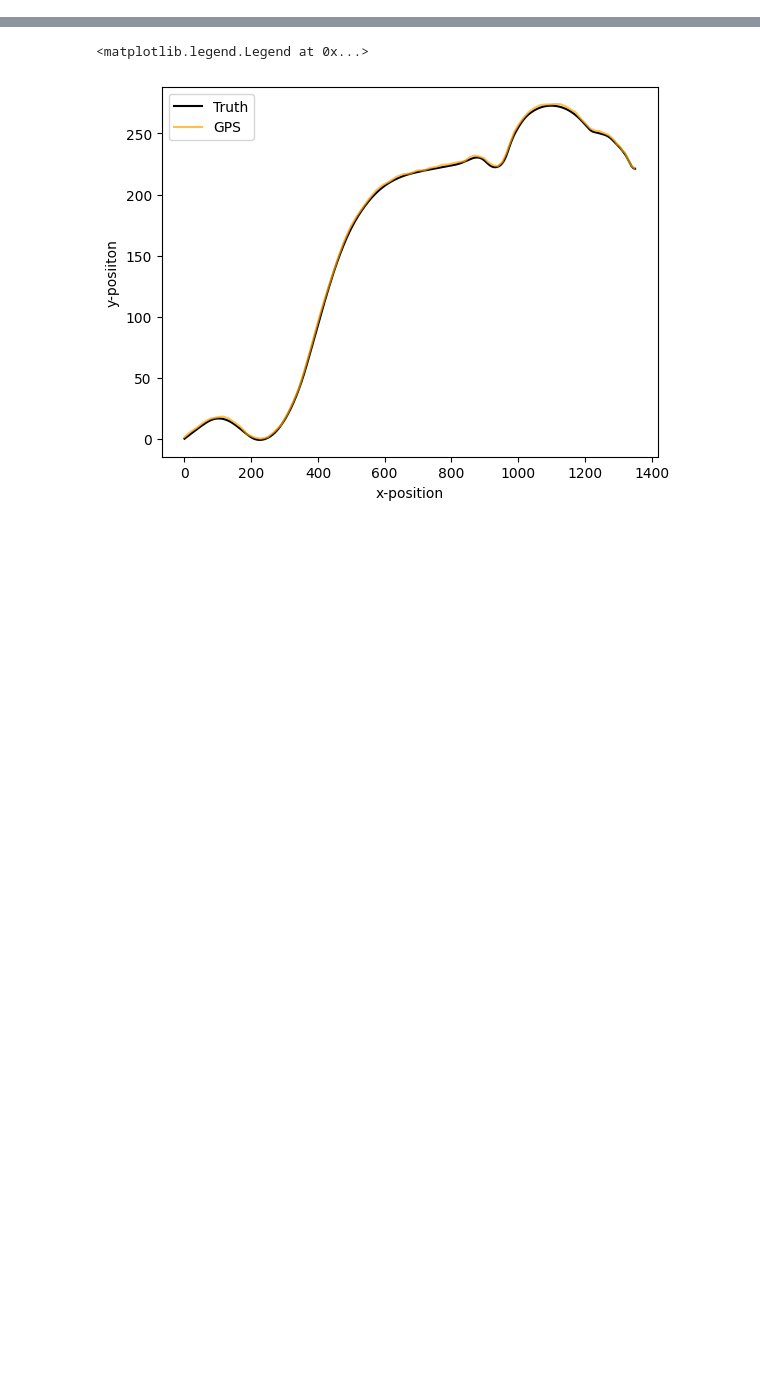
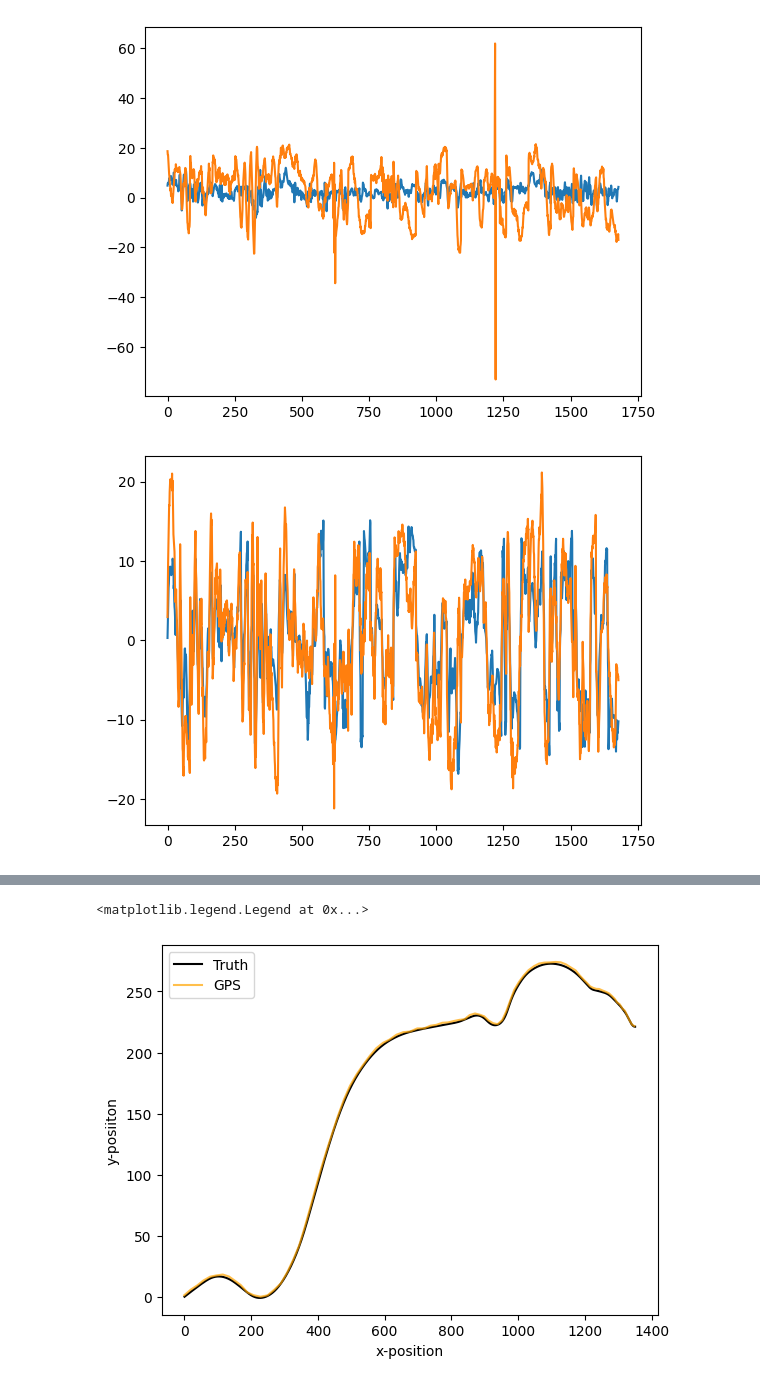
Before and after one commit to ZYVE255/encs6181_project, a Jupyter notebook: drone_sim.ipynb, the cells around one changed output, grey strips where cells are left out. Saved outputs shown, nothing was run; the diff lists cells and outputs as text; code cells hidden in the pictures; blank space fills up the shorter version.

```diff
--- a/drone_sim.ipynb
+++ b/drone_sim.ipynb
@@ -2,3 +2,14 @@
 import h5py
 import numpy as np
 import matplotlib.pyplot as plt
+# %%
+def quat_to_euler(quat):
+    # Converts a quaternion matrix [w, x, y, z] into an Euler angle [roll, pitch, yaw] matrix
+    euler = np.zeros(shape=(quat.shape[0], 3))
+    for i in range(quat.shape[0]):
+        qw, qx, qy, qz = quat[i, :]
+        roll = np.arctan2(2*(qw*qx+qy*qz), 1-2*(qx**2+qy**2))
+        pitch = -np.pi/2 + 2*np.arctan2(np.sqrt(1+2*(qw*qy-qx*qz)), np.sqrt(1-2*(qw*qy-qx*qz)))
+        yaw = np.arctan2(2*(qw*qz+qx*qy), 1-2*(qy**2+qz**2))
+        euler[i,:] = [roll, pitch, yaw]
+    return euler
@@ -4,0 +115,23 @@ import matplotlib.pyplot as plt
+# %%
+# Train LS model
+BETA_REG = 1
+w_x = np.linalg.inv(X_train.T @ X_train + BETA_REG*np.eye(X_train.shape[1])) @ X_train.T @ Y_train[:,0]
+w_y = np.linalg.inv(X_train.T @ X_train + BETA_REG*np.eye(X_train.shape[1])) @ X_train.T @ Y_train[:,1]
+w_z = np.linalg.inv(X_train.T @ X_train + BETA_REG*np.eye(X_train.shape[1])) @ X_train.T @ Y_train[:,2]
+Y_pred_train_x = X_train @ w_x
+Y_pred_train_y = X_train @ w_y
+Y_pred_train_z = X_train @ w_z
+# %%
+plt.figure()
+plt.plot(Y_pred_train_x)
+plt.plot(Y_train[:,0])
+plt.figure()
+plt.plot(Y_pred_train_y)
+plt.plot(Y_train[:,1])
+plt.figure()
+plt.plot(Y_pred_train_z)
+plt.plot(Y_train[:,2])
+plt.show()
+# %% [output]
+[figure, added]
+[figure, added]
```
Also changed, not shown: parts of 14 cells of this notebook.
